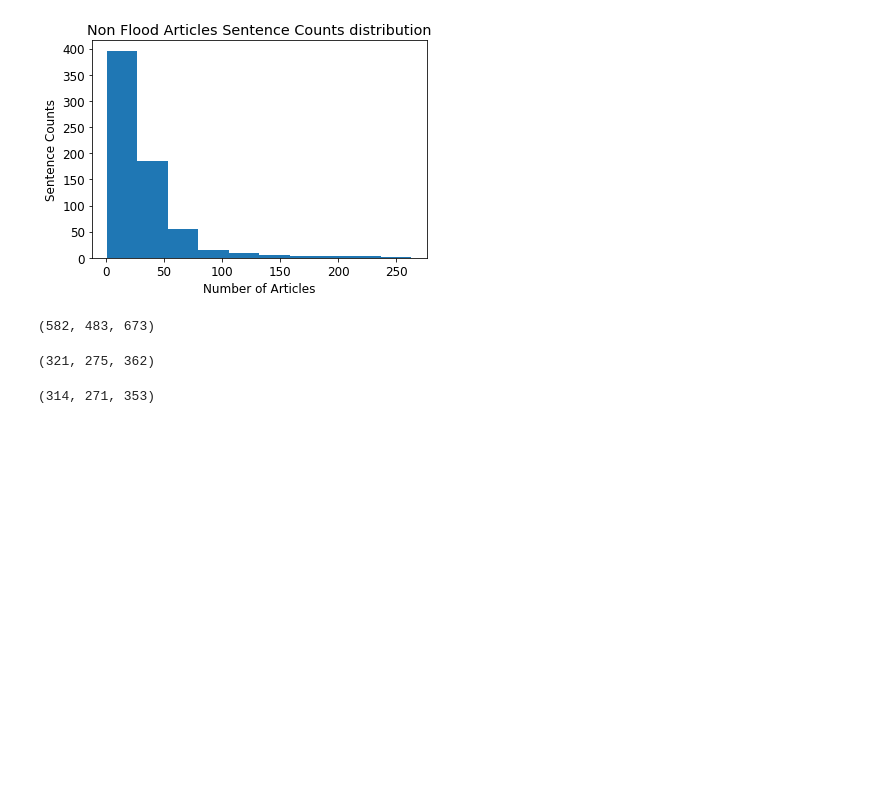
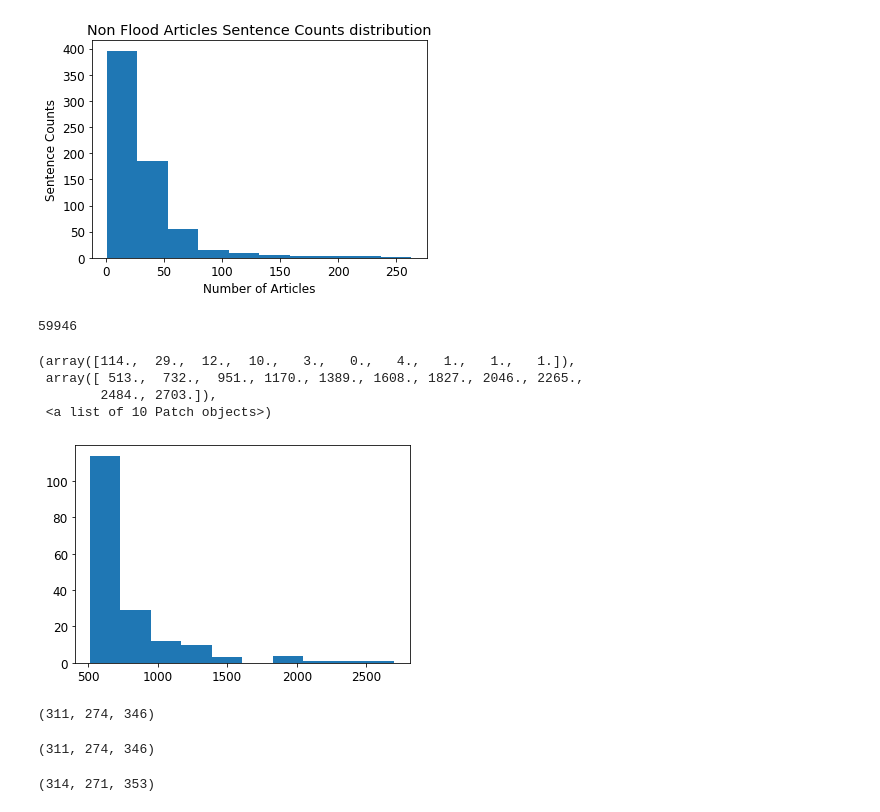
Before and after one commit to Jakwanul-Safin/bangladesh-nlp-flood-research, a Jupyter notebook: classifier/DataStats.ipynb, the cells around one changed output. Saved outputs shown, nothing was run; the diff lists cells and outputs as text; code cells hidden in the pictures; blank space fills up the shorter version.

```diff
--- a/classifier/DataStats.ipynb
+++ b/classifier/DataStats.ipynb
@@ -74,7 +129,7 @@ def preprocess(x):
     x = [w for w in x.split() if w not in all_stop_words and len(w)>3]
     return ' '.join(x)
 # %%
-df_data['org_text'] = df_data['text']
+df_data['org_text'] = df_data['text'].copy()
 df_data['text'] = df_data['text'].apply(preprocess)
 # %% [markdown]
 ## Stats
@@ -130,18 +185,41 @@ plt.show()
 [figure]
 [figure]
 [figure]
+# %%
+def get_more_less_lim(text, lim=512, splt=' '):
+    splt_text = text.split(splt)
+    pre_splt = [f for i,f in enumerate(splt_text) if i<lim]
+    post_splt = [f for i,f in enumerate(splt_text) if i>=lim]
+    return ' '.join(pre_splt), ' '.join(post_splt)
+per = len([f for f in n if f > 512])/len(n)*100
+data_512 = df_data.iloc[[i for i,f in enumerate(n) if f > 512],:]
+st = ""
+for s in data_512['text'].sample(n=15, random_state=32):
+    pre, post = get_more_less_lim(s)
+    st += pre + '\n\n'
+open('pre-text.txt','w').write(st)
+# %% [output]
+59946
+# %%
+plt.hist([f for f in n if f > 512])
+# %% [output]
+(array([114.,  29.,  12.,  10.,   3.,   0.,   4.,   1.,   1.,   1.]),
+ array([ 513.,  732.,  951., 1170., 1389., 1608., 1827., 2046., 2265.,
+        2484., 2703.]),
+ <a list of 10 Patch objects>)
+[figure, added]
 # %%
 # Words, org_text
 def words_func(f): return len(f.split(' '))
 runall(words_func, 'org_text', ffunc=lambda x: int(np.mean(x)))
 # %% [output]
-(582, 483, 673)
+(311, 274, 346)
 # %%
 # Words, pre-processed_text
 def words_func(f): return len(f.split(' '))
 runall(words_func, 'text', ffunc=lambda x: int(np.mean(x)))
 # %% [output]
-(321, 275, 362)
+(311, 274, 346)
 # %%
 # Words, unique, org_text
 def words_func(f): return len(set(f.split(' ')))
```
Also changed, not shown: parts of 7 cells of this notebook, 19 other files.
